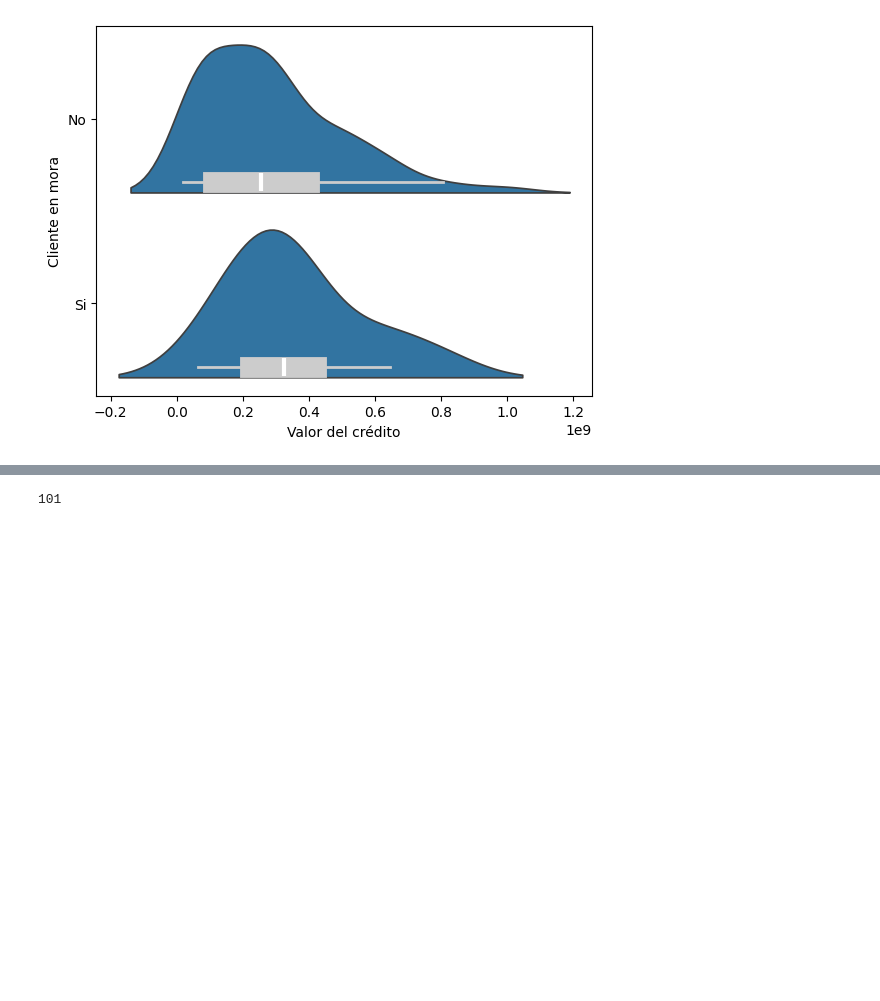
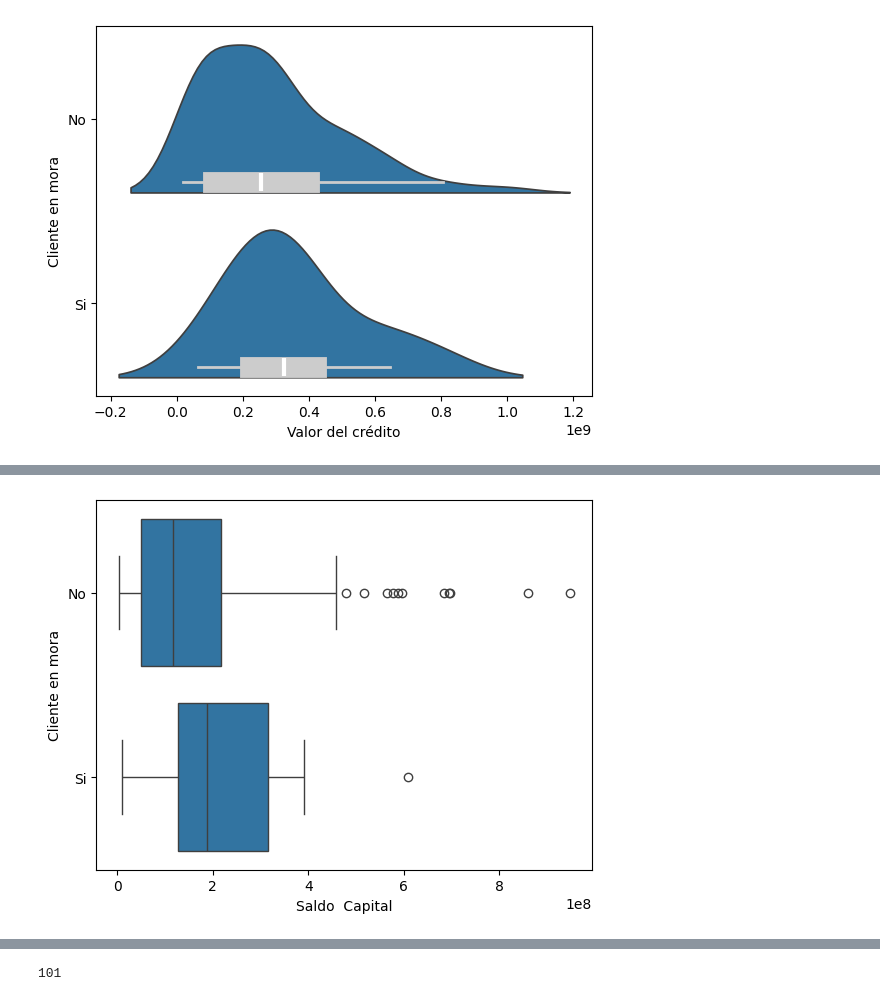
Before and after one commit to wicalo/ProyectoAna, a Jupyter notebook: Codigo/RegresionLogistica.ipynb, the cells around one changed output, grey strips where cells are left out. Drawn from its saved outputs; the diff is of its cells as text; code cells hidden in the pictures; blank space fills up the shorter version.

```diff
--- a/Codigo/RegresionLogistica.ipynb
+++ b/Codigo/RegresionLogistica.ipynb
@@ -157,0 +154,11 @@ NameError: name 'sn' is not defined
+# %%
+var_num.append("Saldo  Capital")
+
+sns.boxplot(data=datos, x="Saldo  Capital", y="Mora")
+
+
+plt.xlabel("Saldo  Capital")
+plt.ylabel("Cliente en mora")
+plt.show()
+# %% [output]
+[figure, added]
```
Also changed, not shown: parts of 14 cells of this notebook.
